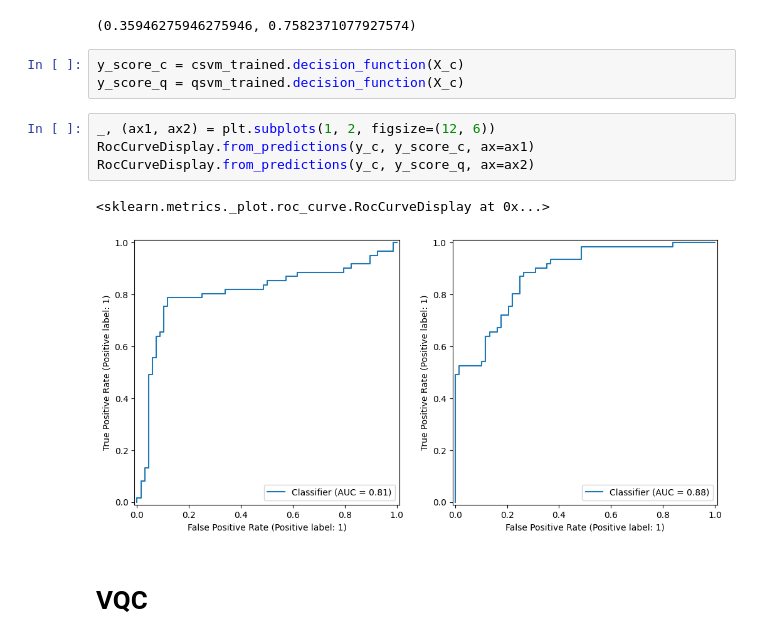
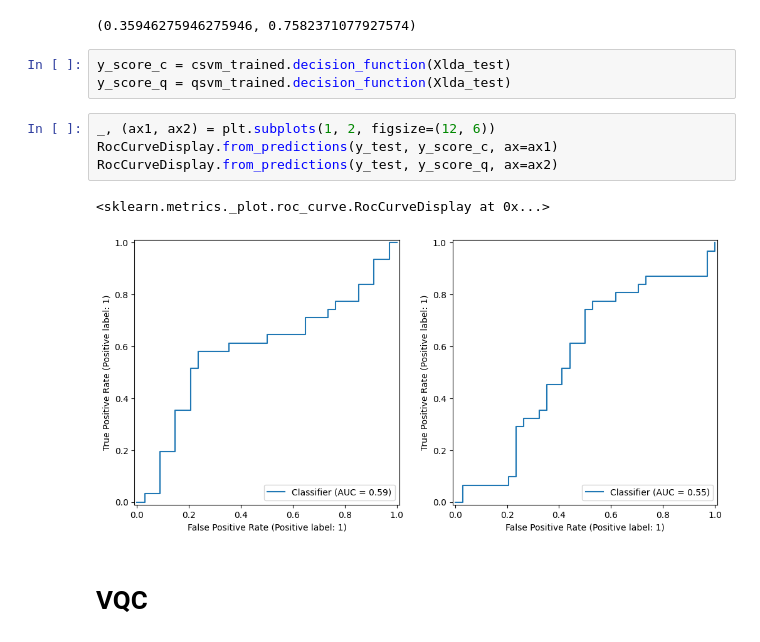
Before and after one commit to floatn/QML-for-finance, a Jupyter notebook: qml_qsvm.ipynb, the cells around one changed output. Drawn from its saved outputs; the diff is of its cells as text.

```diff
--- a/qml_qsvm.ipynb
+++ b/qml_qsvm.ipynb
@@ -2742,15 +2742,15 @@ cr['macro avg']['f1-score'], cr2['macro avg']['f1-score']
 # %% [output]
 (0.35946275946275946, 0.7582371077927574)
 # %%
-y_score_c = csvm_trained.decision_function(X_c)
-y_score_q = qsvm_trained.decision_function(X_c)
+y_score_c = csvm_trained.decision_function(Xlda_test)
+y_score_q = qsvm_trained.decision_function(Xlda_test)
 # %%
 _, (ax1, ax2) = plt.subplots(1, 2, figsize=(12, 6))
-RocCurveDisplay.from_predictions(y_c, y_score_c, ax=ax1)
-RocCurveDisplay.from_predictions(y_c, y_score_q, ax=ax2)
+RocCurveDisplay.from_predictions(y_test, y_score_c, ax=ax1)
+RocCurveDisplay.from_predictions(y_test, y_score_q, ax=ax2)
 # %% [output]
 <sklearn.metrics._plot.roc_curve.RocCurveDisplay at 0x...>
-[figure, old version]
+[figure, new version]
 # %% [markdown]
 # VQC
 # %%
```
Also changed, not shown: parts of 1 cell of this notebook.
